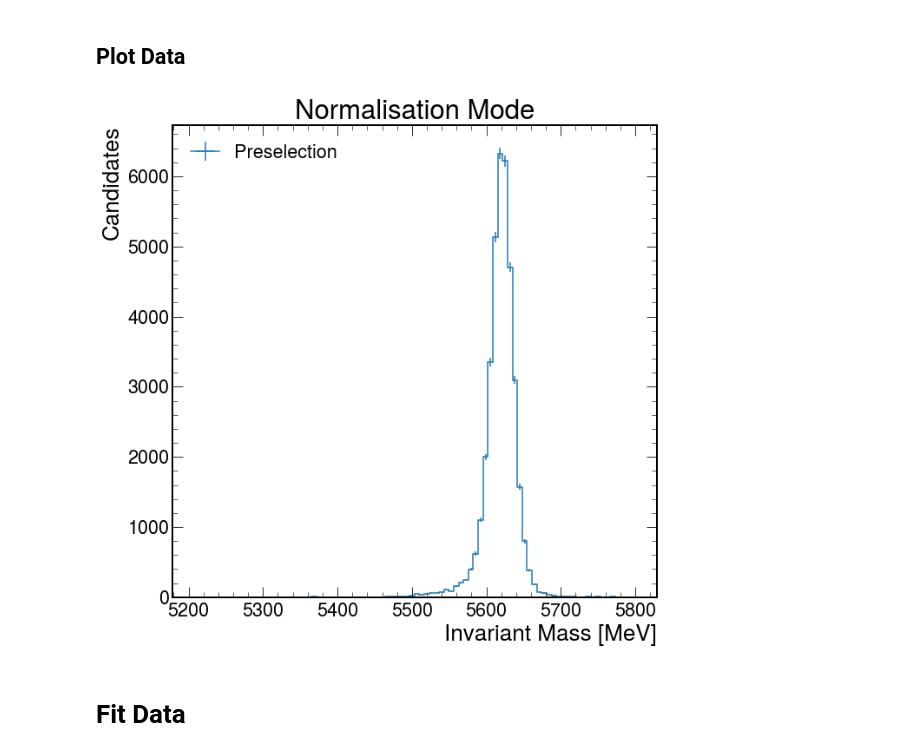
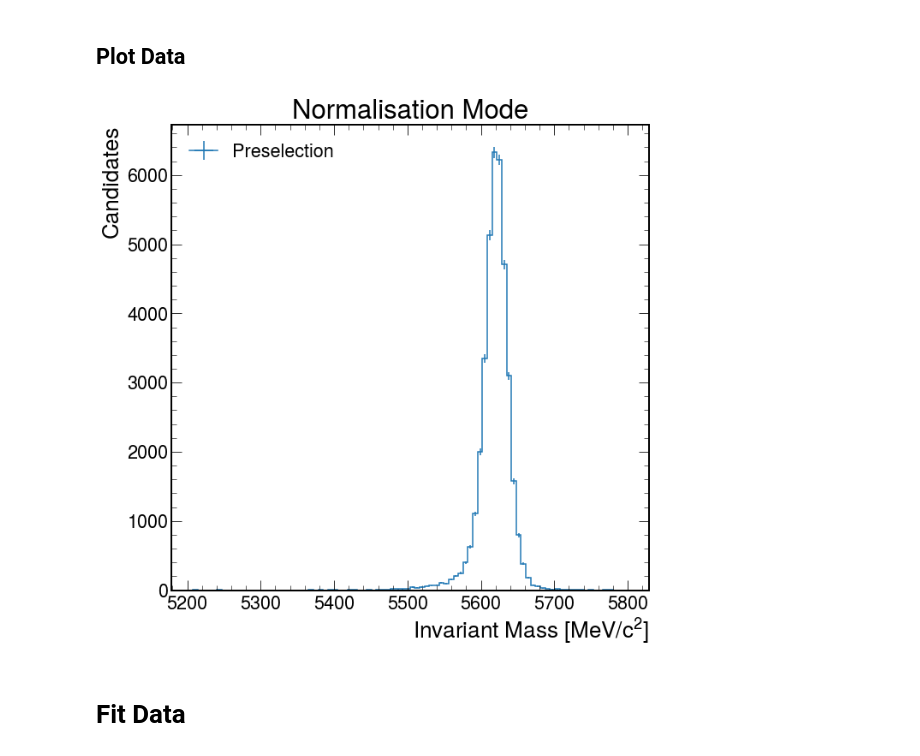
Before and after one commit to ChandlerKenworthy/Y4RareDecayProject, a Jupyter notebook: signal_fitting/doubleCBzfit.ipynb, the cells around one changed output. Saved outputs shown, nothing was run; the diff lists cells and outputs as text; code cells hidden in the pictures.

```diff
--- a/signal_fitting/doubleCBzfit.ipynb
+++ b/signal_fitting/doubleCBzfit.ipynb
@@ -145,14 +152,14 @@ pre = pre[np.logical_and(pre < 5800, pre > 5200)]
 # %%
 fpre, bins = np.histogram(pre, bins=90)
 fig, ax = plt.subplots(1, 1)
 hep.histplot(fpre, yerr=True, bins=bins, ax=ax, label='Preselection')
-plt.xlabel('Invariant Mass [MeV]')
+plt.xlabel(r'Invariant Mass [$MeV/c^2$]')
 plt.ylabel('Candidates')
 plt.legend()
 plt.title('Normalisation Mode')
 plt.show()
 # %% [output]
-[figure, old version]
+[figure, new version]
 # %% [markdown]
 # Fit Data
 # %%
```
Also changed, not shown: parts of 6 cells of this notebook, 6 other files.
